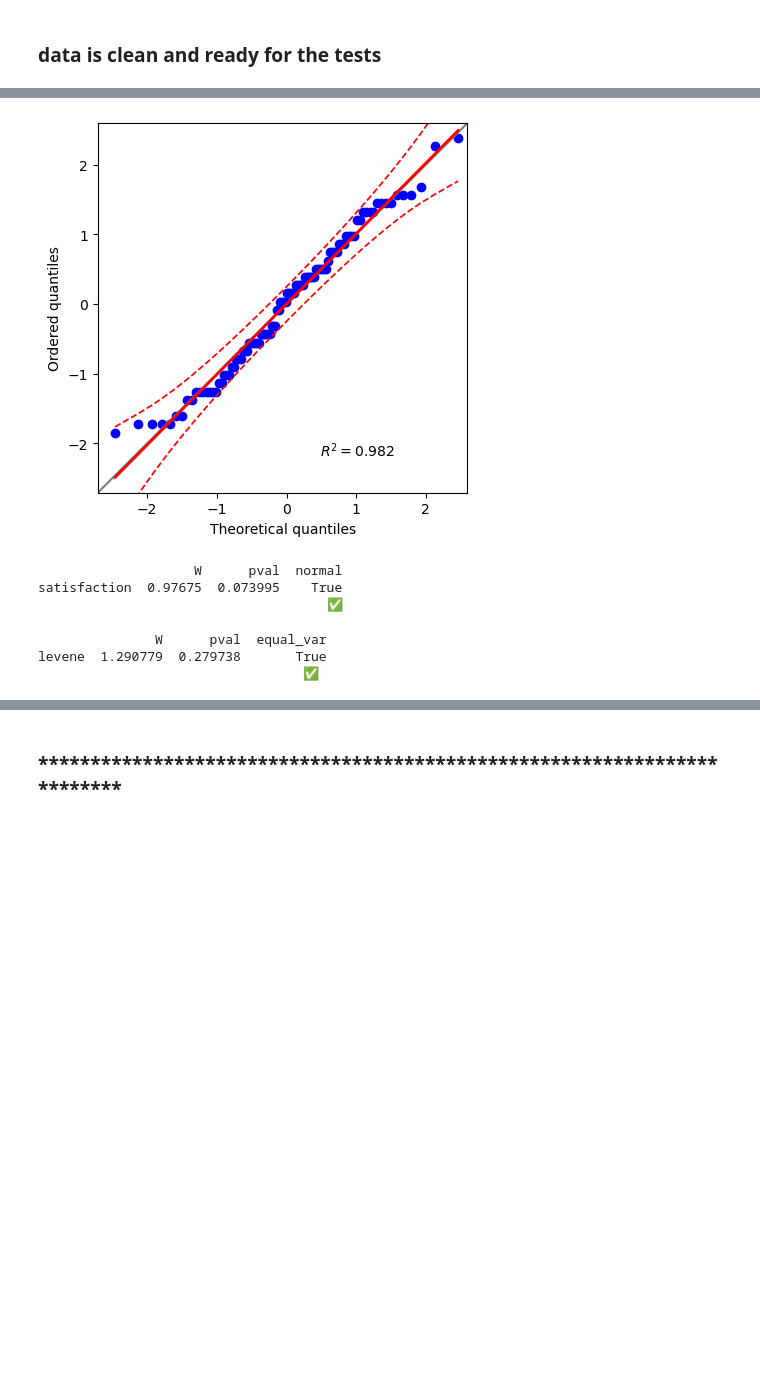
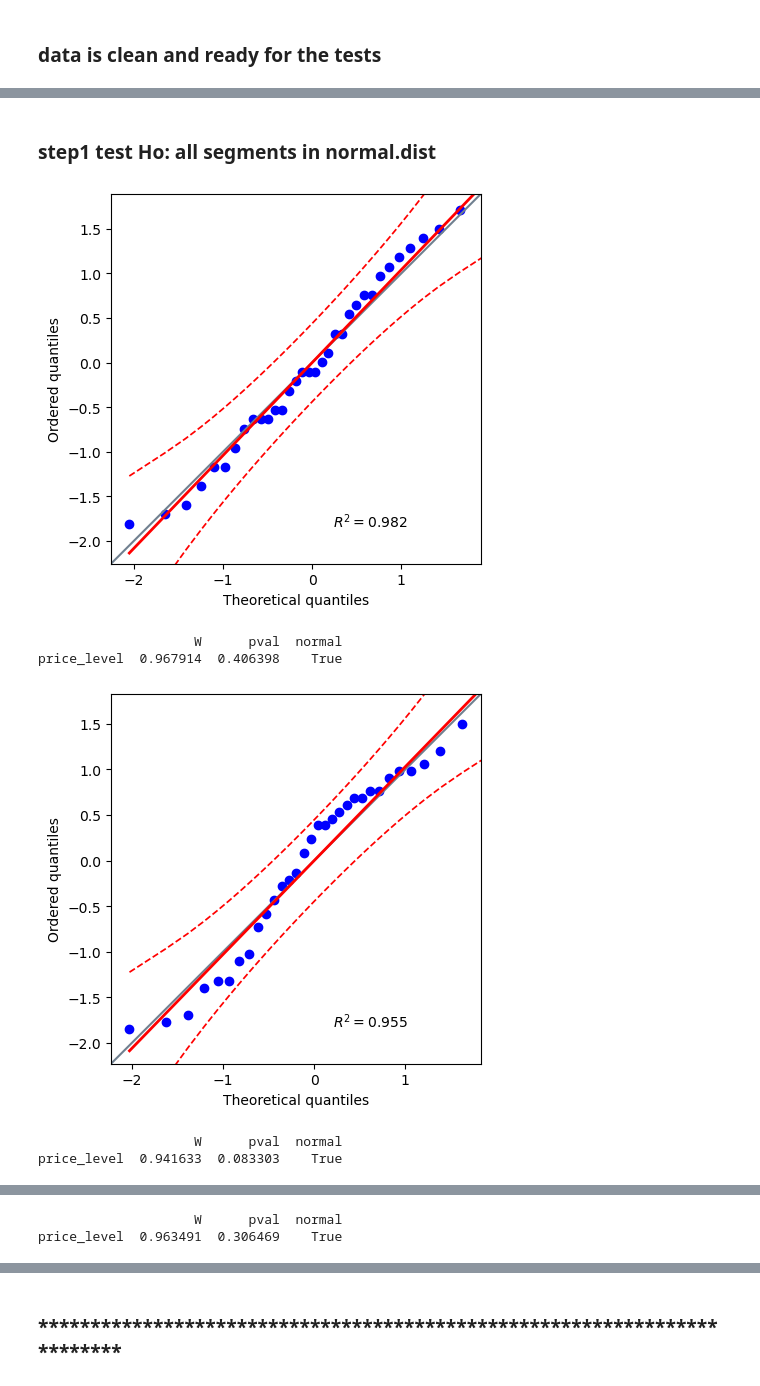
Before and after one commit to KillD00zer/project555, a Jupyter notebook: code/analysis.ipynb, the cells around one changed output, grey strips where cells are left out. Cells and saved outputs as stored; diff of their text form; code cells hidden in the pictures; blank space fills up the shorter version.

```diff
--- a/code/analysis.ipynb
+++ b/code/analysis.ipynb
@@ -73,12 +70,0 @@ Improve your data and profiling with ydata-sdk, featuring data quality scoring,
-# %%
-# test normalty of DV  H0: in normal.dist
-%matplotlib inline
-ax = pg.qqplot(df["satisfaction"], dist='norm')
-plt.show()
-print(pg.normality(df["satisfaction"]  ))
-print("                                     ✅")   #H0: DV is in N.Dist                                 # Univariate normality
-# %% [output]
-[figure, removed]
-                    W      pval  normal
-satisfaction  0.97675  0.073995    True
-                                     ✅
@@ -85,8 +74,19 @@ satisfaction  0.97675  0.073995    True
+# %% [markdown]
+### step1 test Ho: all segments in normal.dist
+# %%
+G_0_price = df.loc[df[IV] == 0, DV]
+G_1_price = df.loc[df[IV] == 1, DV]
+G_2_price = df.loc[df[IV] == 2, DV]
+price_groupes= [G_0_price,G_1_price,G_2_price]
 # %%
-# homogeneity test, H0: DV is homogenies (levenes test)
-print(pg.homoscedasticity(data=df, dv='satisfaction', group='firm_size'))
-print("                                  ✅")   #H0: DV is in N.Dist                                 # Univariate normality
+for i in price_groupes:
+    ax = pg.qqplot(i, dist='norm')
+    plt.show()
+    print(pg.normality(i))
 # %% [output]
+[figure, added]
-               W      pval  equal_var
-levene  1.290779  0.279738       True
-                                  ✅
+                    W      pval  normal
+price_level  0.967914  0.406398    True
+[figure, added]
+                    W      pval  normal
+price_level  0.941633  0.083303    True
@@ -92,0 +94,2 @@ levene  1.290779  0.279738       True
+                    W      pval  normal
+price_level  0.963491  0.306469    True
```
Also changed, not shown: parts of 36 cells of this notebook, 3 other files.
